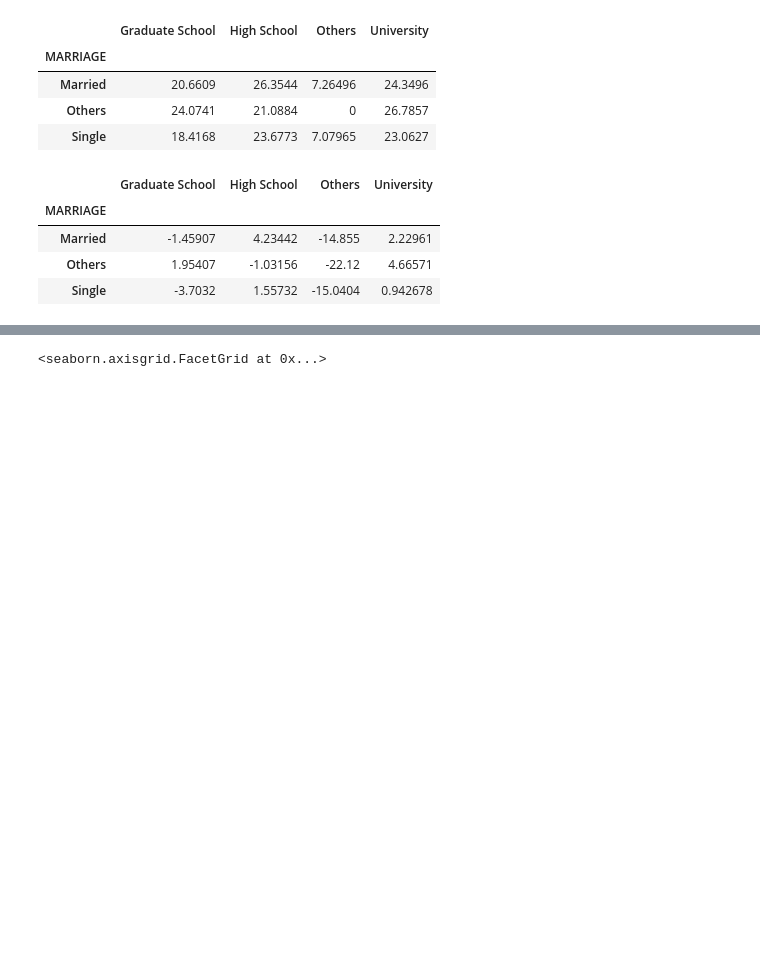
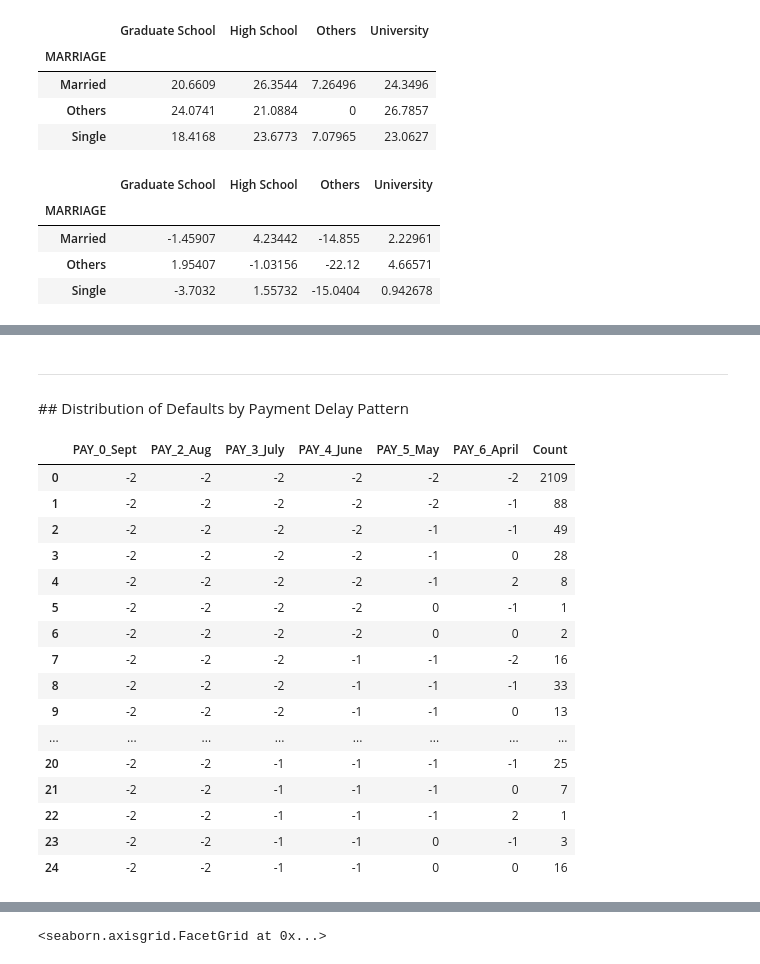
Before and after one commit to rlshuhart/MSDS7331_Project_1, a Jupyter notebook: MSDS7331_Project_1_Notebook.ipynb, the cells around one changed output, grey strips where cells are left out. Cells and saved outputs as stored; diff of their text form; code cells hidden in the pictures; blank space fills up the shorter version.

```diff
--- a/MSDS7331_Project_1_Notebook.ipynb
+++ b/MSDS7331_Project_1_Notebook.ipynb
@@ -718,0 +724,29 @@ sns.lmplot(data=df1, x='PAY_0_Sept', y='Default Odds')
+# %% [markdown]
+<hr>
+## Distribution of Defaults by Payment Delay Pattern
+# %%
+pay_delayed_default = cc_data.groupby(['PAY_0_Sept','PAY_2_Aug', 'PAY_3_July', 'PAY_4_June', 'PAY_5_May', 'PAY_6_April'])
+pay_delayed_default_pattern= (pay_delayed_default['default payment next month']
+                              .size()
+                              .reset_index()
+                              .rename(columns={0:'Count'})
+                              )
+pay_delayed_default_pattern[:25]
+# %% [output]
+|  | PAY_0_Sept | PAY_2_Aug | PAY_3_July | PAY_4_June | PAY_5_May | PAY_6_April | Count |
+| 0 | -2 | -2 | -2 | -2 | -2 | -2 | 2109 |
+| 1 | -2 | -2 | -2 | -2 | -2 | -1 | 88 |
+| 2 | -2 | -2 | -2 | -2 | -1 | -1 | 49 |
+| 3 | -2 | -2 | -2 | -2 | -1 | 0 | 28 |
+| 4 | -2 | -2 | -2 | -2 | -1 | 2 | 8 |
+| 5 | -2 | -2 | -2 | -2 | 0 | -1 | 1 |
+| 6 | -2 | -2 | -2 | -2 | 0 | 0 | 2 |
+| 7 | -2 | -2 | -2 | -1 | -1 | -2 | 16 |
+| 8 | -2 | -2 | -2 | -1 | -1 | -1 | 33 |
+| 9 | -2 | -2 | -2 | -1 | -1 | 0 | 13 |
+| ... | ... | ... | ... | ... | ... | ... | ... |
+| 20 | -2 | -2 | -1 | -1 | -1 | -1 | 25 |
+| 21 | -2 | -2 | -1 | -1 | -1 | 0 | 7 |
+| 22 | -2 | -2 | -1 | -1 | -1 | 2 | 1 |
+| 23 | -2 | -2 | -1 | -1 | 0 | -1 | 3 |
+| 24 | -2 | -2 | -1 | -1 | 0 | 0 | 16 |
```
Also changed, not shown: parts of 16 cells of this notebook.
